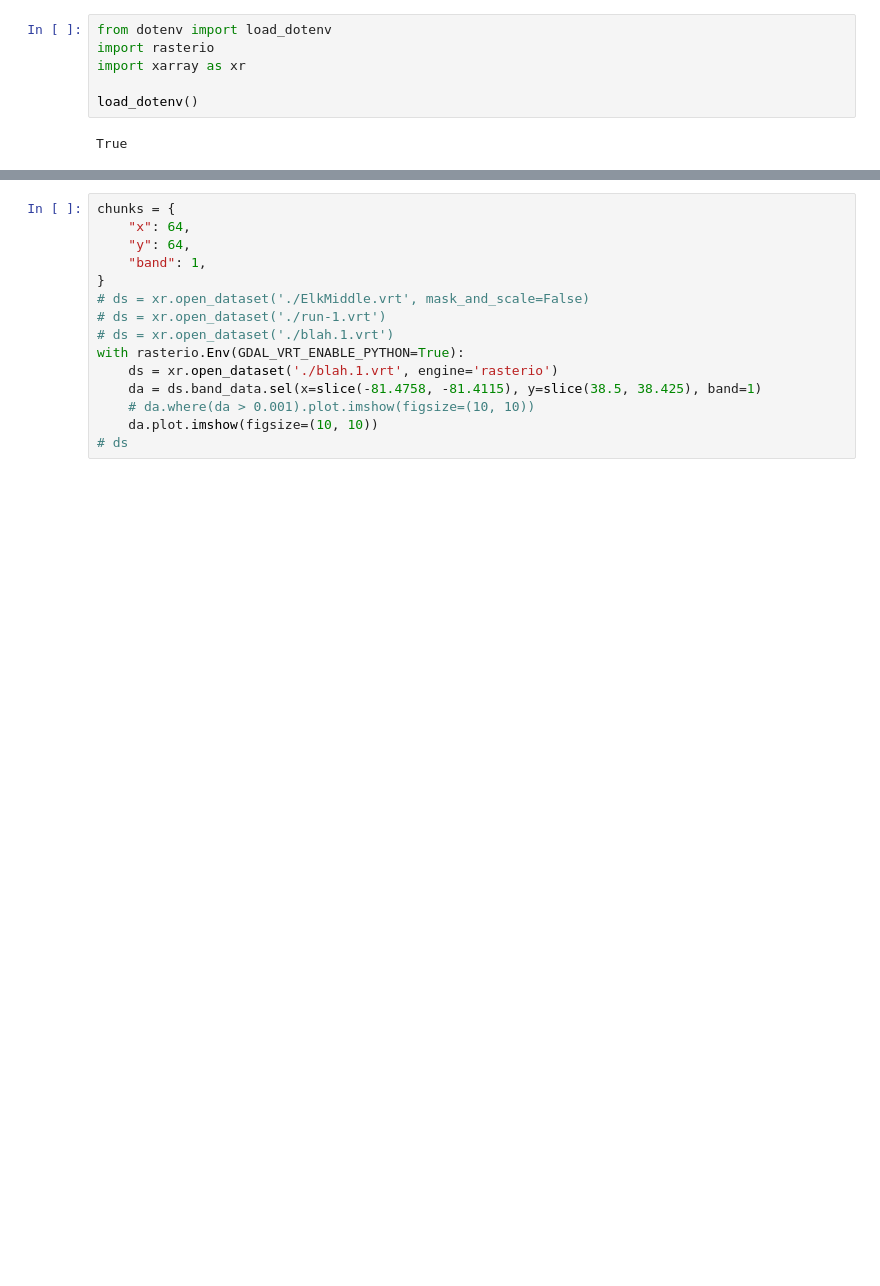
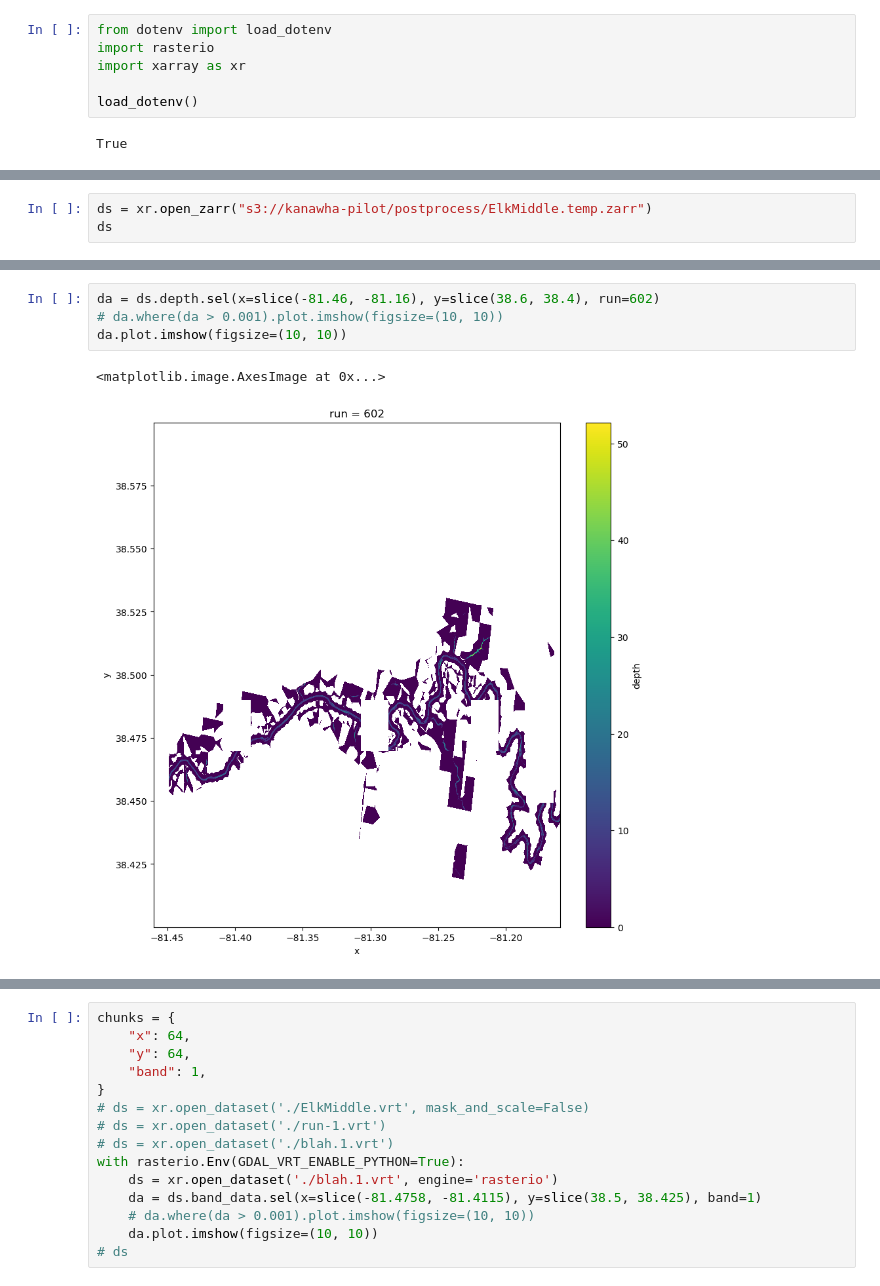
Before and after one commit to arc-pts/kanawha-zarr, a Jupyter notebook: kanawha.ipynb, the cells around one changed output, grey strips where cells are left out. Cells and saved outputs as stored; diff of their text form; blank space fills up the shorter version.

```diff
--- a/kanawha.ipynb
+++ b/kanawha.ipynb
@@ -8,0 +52,3 @@ True
+# %%
+ds = xr.open_zarr("s3://kanawha-pilot/postprocess/ElkMiddle.temp.zarr")
+ds
@@ -8,0 +91,7 @@ True
+# %%
+da = ds.depth.sel(x=slice(-81.46, -81.16), y=slice(38.6, 38.4), run=602)
+# da.where(da > 0.001).plot.imshow(figsize=(10, 10))
+da.plot.imshow(figsize=(10, 10))
+# %% [output]
+<matplotlib.image.AxesImage at 0x...>
+[figure, added]
```
Also changed, not shown: parts of 6 cells of this notebook.
